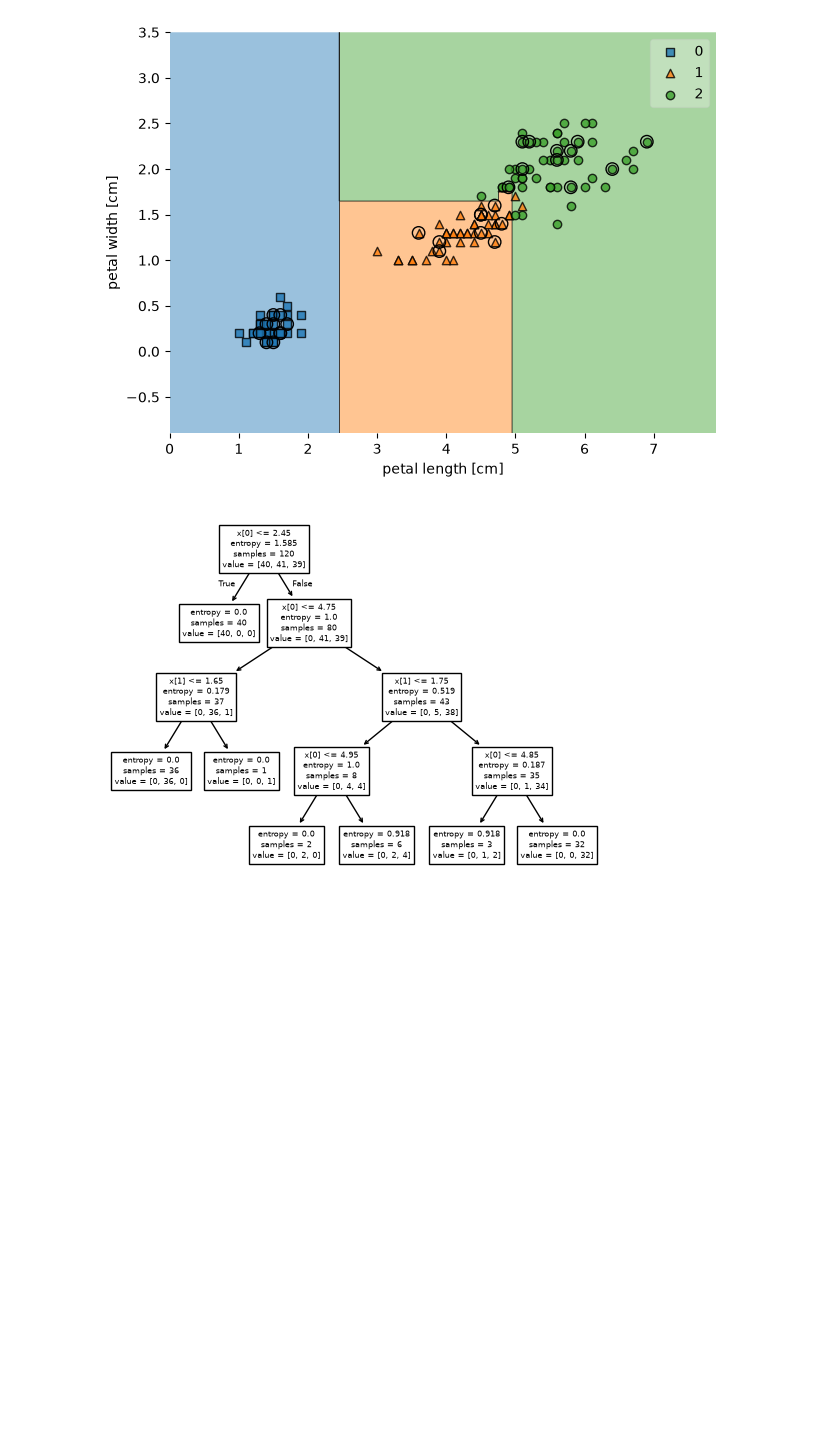
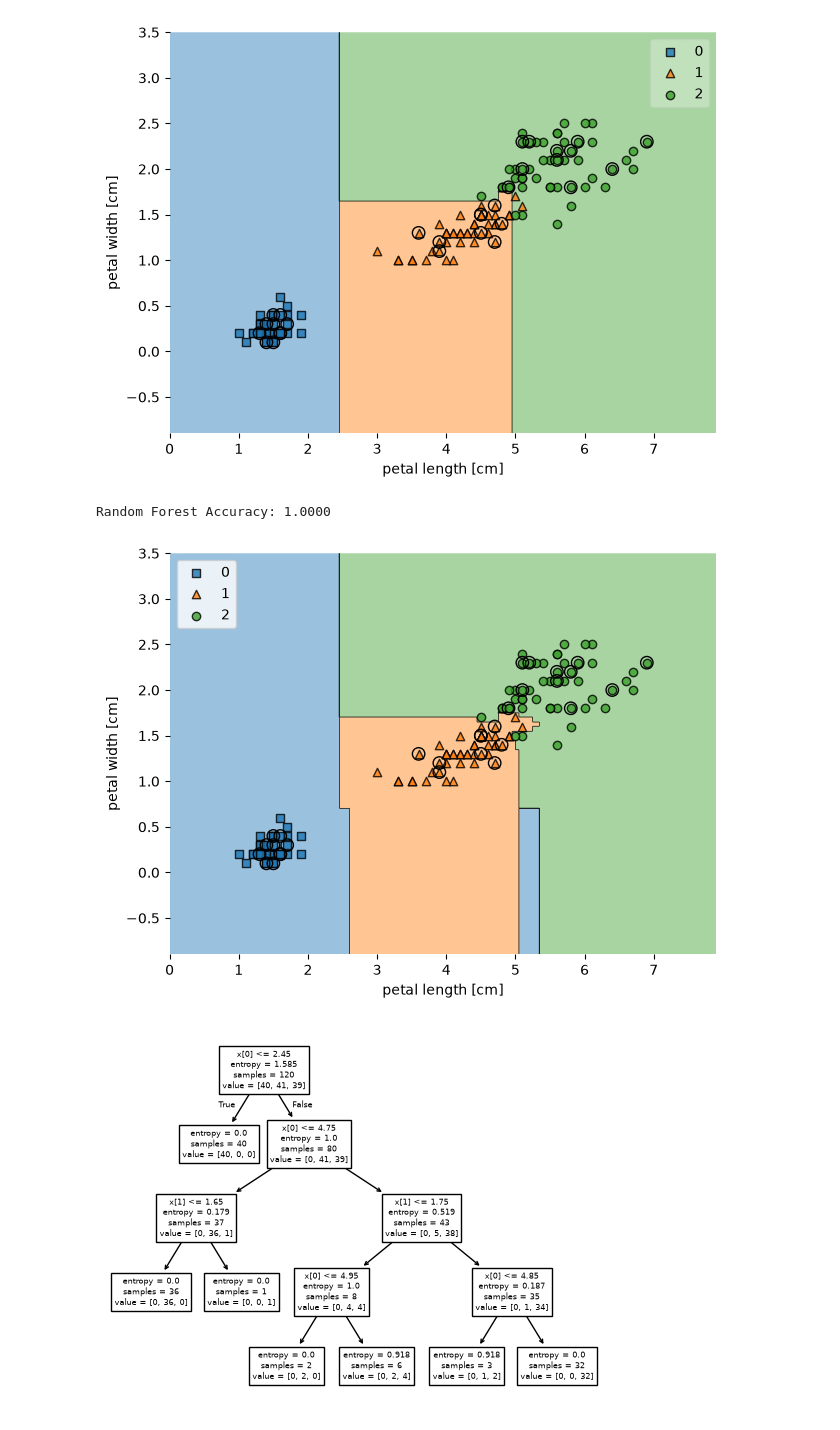
Before and after one commit to chrisluo5311/Python_Machine_Learning_Book, a Jupyter notebook: ch03/decision_tree.ipynb, the cells around one changed output. Saved outputs shown, nothing was run; the diff lists cells and outputs as text; code cells hidden in the pictures; blank space fills up the shorter version.

Commit message:
[ch03] - Add sklearn test

```diff
--- a/ch03/decision_tree.ipynb
+++ b/ch03/decision_tree.ipynb
@@ -46,6 +47,27 @@ plt.show()
 # %% [output]
 Accuracy: 1.0000
 [figure]
+# %%
+# n_jobs: The number of jobs to run in parallel.
+# n_estimators: The number of trees in the forest
+forest = RandomForestClassifier(n_estimators=25,
+                                criterion='gini',
+                                random_state=42,
+                                n_jobs=2)
+forest_cls = forest.fit(X_train, y_train)
+acc = forest.score(X_test, y_test)
+print(f"Random Forest Accuracy: {acc:.4f}")
+X_combined = np.vstack((X_train, X_test))
+y_combined = np.hstack((y_train, y_test))
+plot_decision_regions(X_combined, y_combined, clf=forest, X_highlight=X_test)
+plt.xlabel('petal length [cm]')
+plt.ylabel('petal width [cm]')
+plt.legend(loc='upper left')
+plt.tight_layout()
+plt.show()
+# %% [output]
+Random Forest Accuracy: 1.0000
+[figure, added]
 # %%
 plot_tree(clf)
 plt.show()
```
Also changed, not shown: parts of 1 cell of this notebook, 3 other files.
